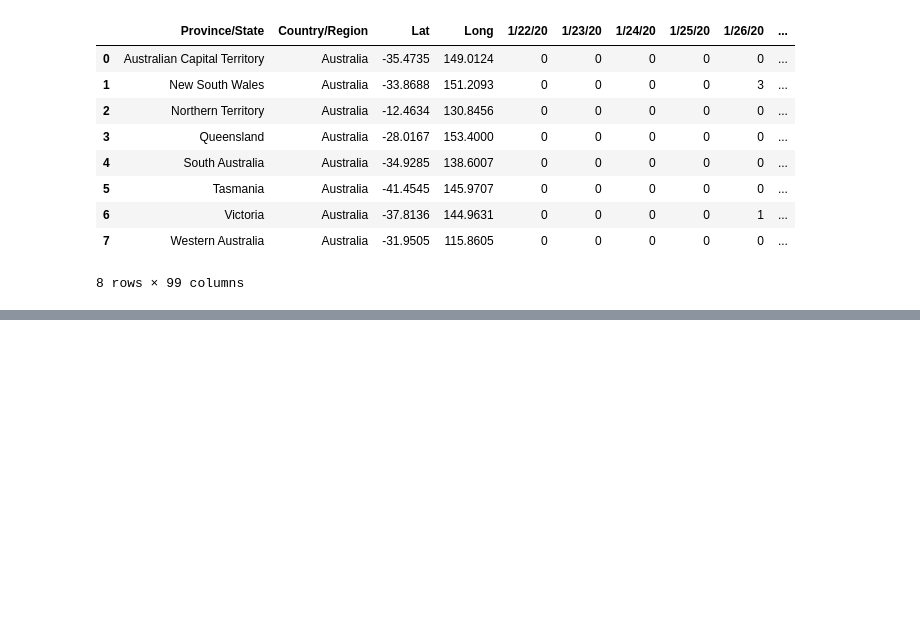
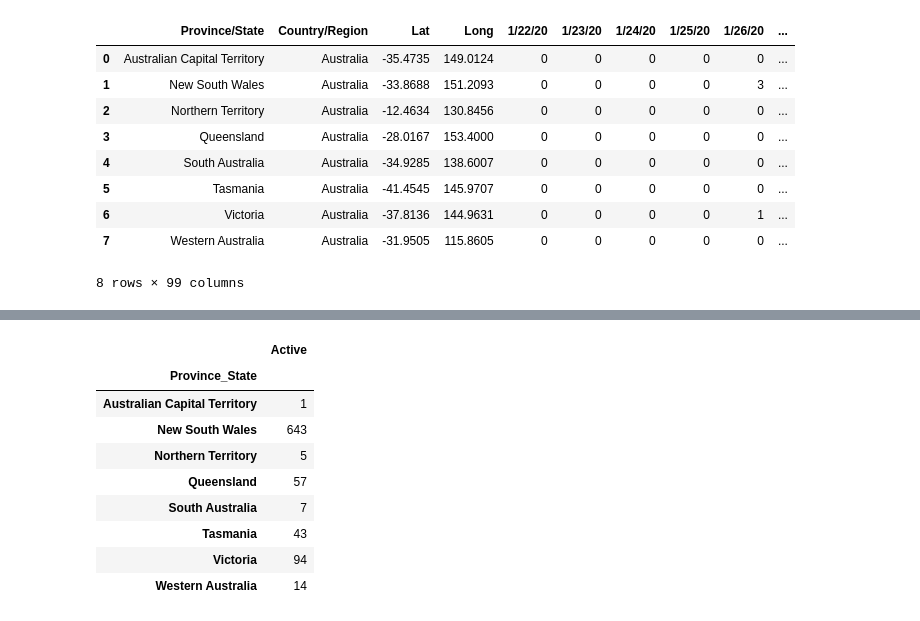
Before and after one commit to XuJing98/Australia-COVID19-dashboard, a Jupyter notebook: data/data_preprocessing.ipynb, the cells around one changed output, grey strips where cells are left out. Saved outputs shown, nothing was run; the diff lists cells and outputs as text; code cells hidden in the pictures; blank space fills up the shorter version.

```diff
--- a/data/data_preprocessing.ipynb
+++ b/data/data_preprocessing.ipynb
@@ -146,0 +268,16 @@ df_recovered.to_csv('recovered.csv',index=False)
+# %%
+df_pie = df_latest[['Province_State', 'Active']]
+df_pie = df_pie.set_index('Province_State')
+# %%
+df_pie
+# %% [output]
+|  | Active |
+| Province_State |  |
+| Australian Capital Territory | 1 |
+| New South Wales | 643 |
+| Northern Territory | 5 |
+| Queensland | 57 |
+| South Australia | 7 |
+| Tasmania | 43 |
+| Victoria | 94 |
+| Western Australia | 14 |
```
Also changed, not shown: parts of 3 cells of this notebook, 2 other files.
